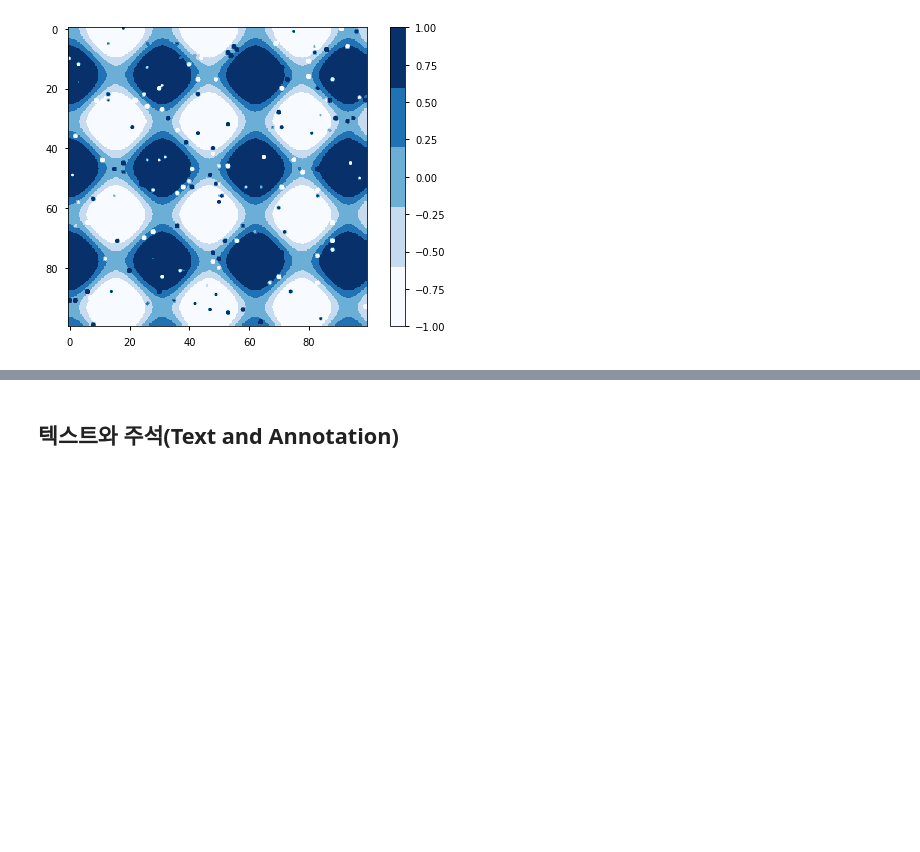
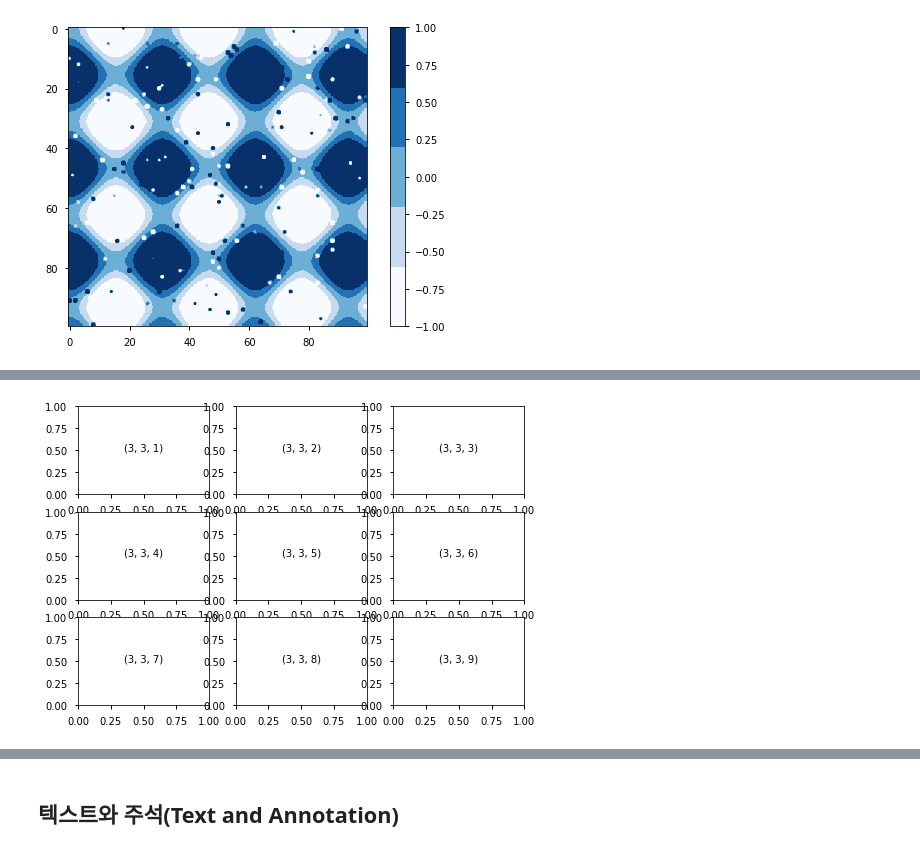
Before and after one commit to mkbahk/MatplotlibLearning, a Jupyter notebook: _Matplotlib_한번에_제대로_배우기.ipynb, the cells around one changed output, grey strips where cells are left out. Saved outputs shown, nothing was run; the diff lists cells and outputs as text; code cells hidden in the pictures; blank space fills up the shorter version.

```diff
--- a/_Matplotlib_한번에_제대로_배우기.ipynb
+++ b/_Matplotlib_한번에_제대로_배우기.ipynb
@@ -299,0 +306,9 @@ plt.clim(-1, 1); #-1 ~1 사이토 지정되
+# %%
+for i in range(1, 10):
+  plt.subplot(3, 3, i)
+  plt.text(0.5, 0.5, str((3, 3, i)), ha='center') #중앙에 9개의 subplot이 뜸
+###for
+
+#전체적으로 숫자들이 겹쳐져 보임
+# %% [output]
+[figure, added]
```
Also changed, not shown: parts of 7 cells of this notebook.
